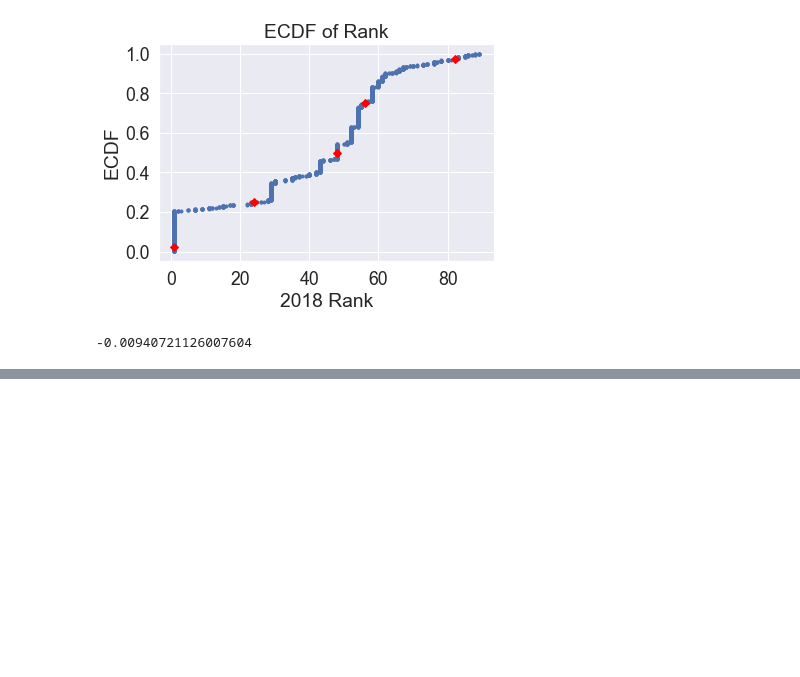
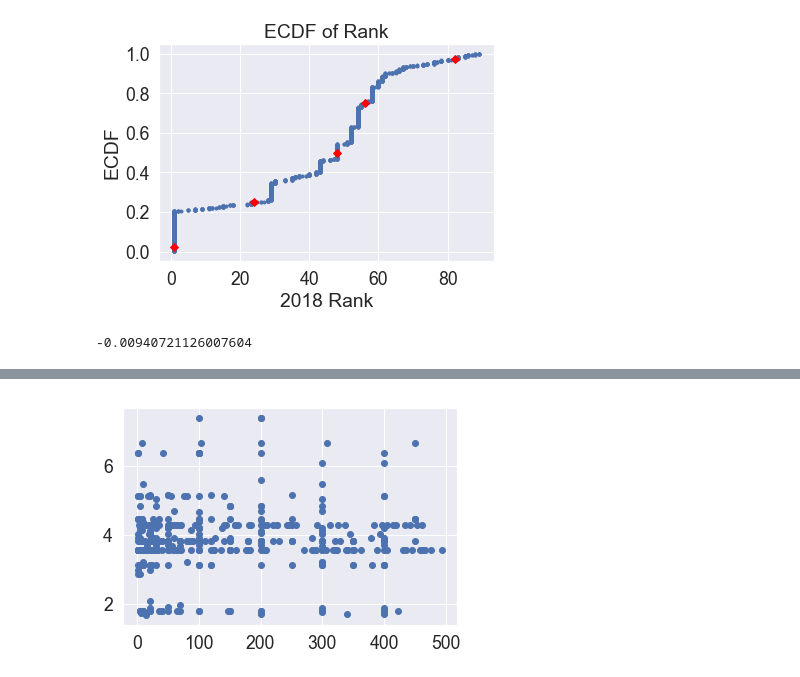
Before and after one commit to AlexEBall/Endangered_Languages_Capstone_Proj_1, a Jupyter notebook: statistical_inferences/Applied Inferential Statistics.ipynb, the cells around one changed output, grey strips where cells are left out. Saved outputs shown, nothing was run; the diff lists cells and outputs as text; code cells hidden in the pictures; blank space fills up the shorter version.

```diff
--- a/statistical_inferences/Applied Inferential Statistics.ipynb
+++ b/statistical_inferences/Applied Inferential Statistics.ipynb
@@ -137,0 +134,10 @@ TypeError: exponential() got multiple values for keyword argument 'size'
+# %%
+lower_speakers = endangered_languages[endangered_languages['Speakers'] < 500]
+no_eng = lower_speakers[lower_speakers['2018 Rank'] != 1.0]
+no_zeros = no_eng[no_eng['Speakers'] != 0]
+# no_eng.head()
+_ = plt.scatter(no_zeros['Speakers'],
+                no_zeros['Fertility Rate Avg'], data=no_zeros)
+plt.show()
+# %% [output]
+[figure, added]
```
Also changed, not shown: parts of 25 cells of this notebook.
